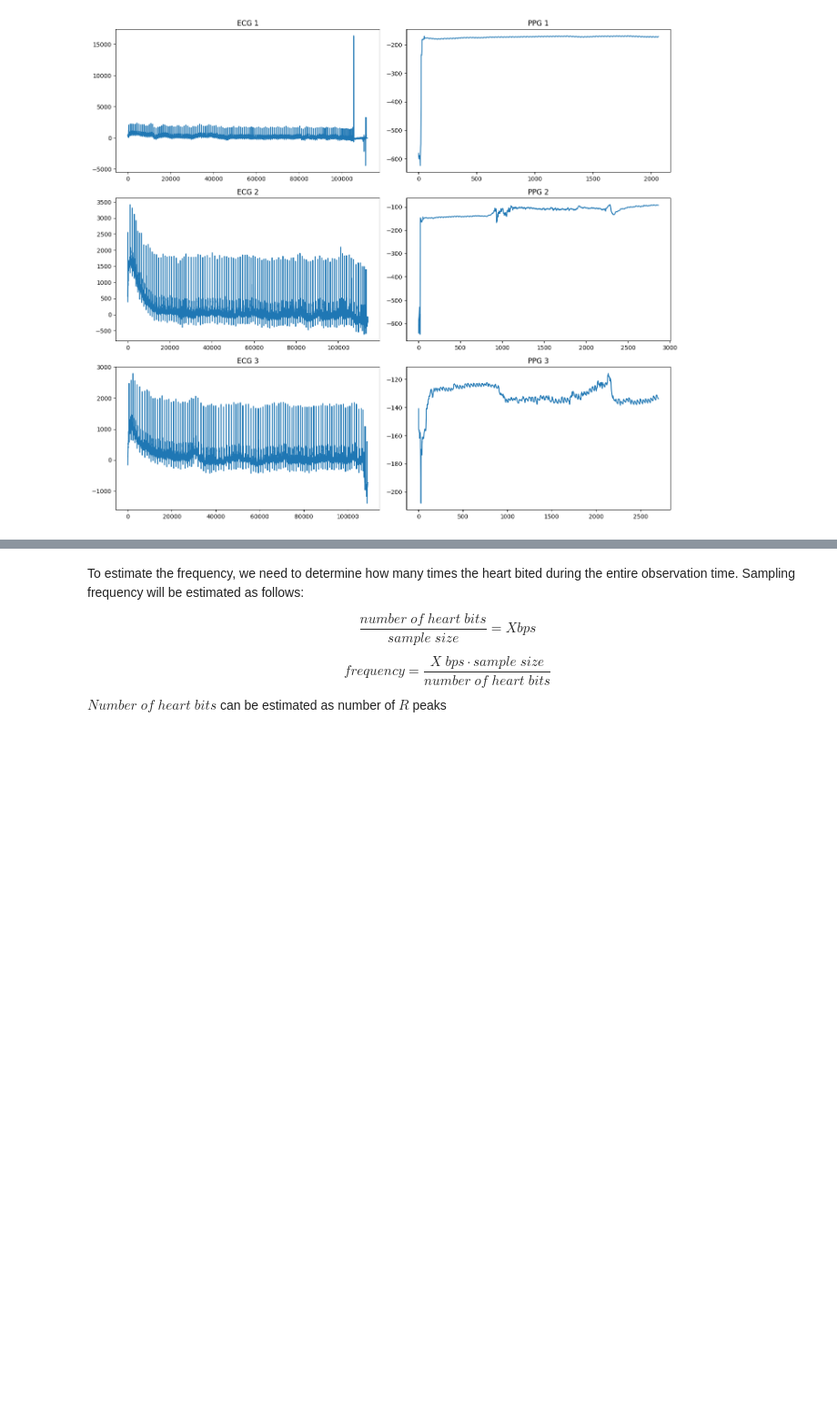
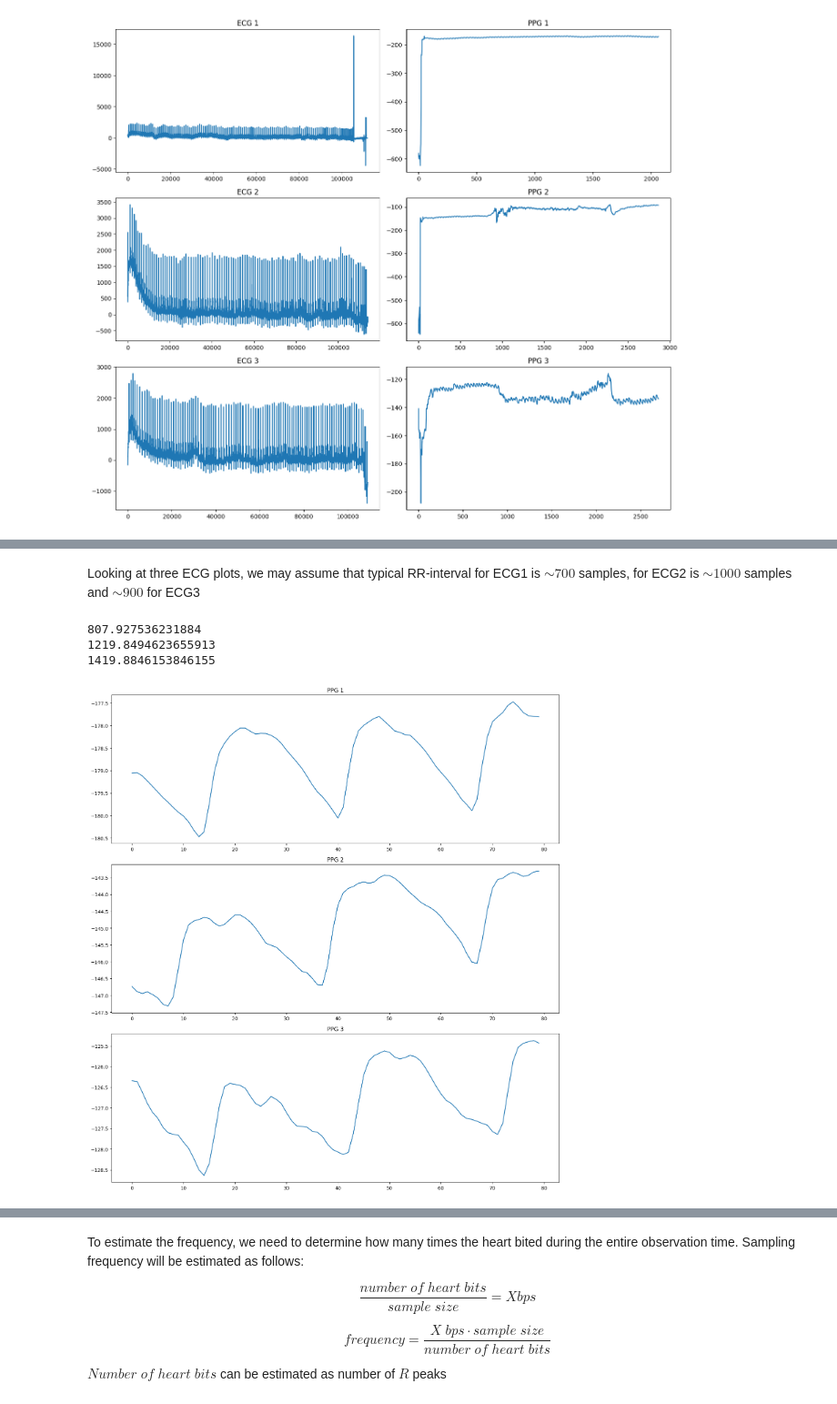
Before and after one commit to dniprocat/Corio-Signal-Processing-Assignment, a Jupyter notebook: ECG-PPG processing.ipynb, the cells around one changed output, grey strips where cells are left out. Shown: that part at 91% size. Drawn from its saved outputs; the diff is of its cells as text; code cells hidden in the pictures; blank space fills up the shorter version.

```diff
--- a/ECG-PPG processing.ipynb
+++ b/ECG-PPG processing.ipynb
@@ -47,0 +86,40 @@ plt.show()
+# %% [markdown]
+Looking at three ECG plots, we may assume that typical RR-interval for ECG1 is $\sim 700$ samples, for ECG2 is $\sim 1000$ samples and $\sim 900$ for ECG3
+# %%
+
+def detect_sampling_freq(data, bps, distance=None):
+    peaks, _ = find_peaks(data, distance=distance)
+    sum_interval = np.sum(np.diff(peaks))
+    n = len(peaks)
+    frequency = sum_interval / n / bps
+    return frequency
+
+print(detect_sampling_freq(ecg1, 1, 700))
+print(detect_sampling_freq(ecg2, 1, 1000))
+print(detect_sampling_freq(ecg1, 1, 900))
+# %% [output]
+807.927536231884
+1219.8494623655913
+1419.8846153846155
+# %%
+# PPG
+
+fig, axs = plt.subplots(3, 1, figsize=(14, 15))
+
+# Plot ECG and PPG for the first dataset
+axs[0].plot(ppg1[200:280])
+axs[0].set_title('PPG 1')
+
+# Plot ECG and PPG for the second dataset
+axs[1].plot(ppg2[200:280])
+axs[1].set_title('PPG 2')
+
+# Plot ECG and PPG for the third dataset
+axs[2].plot(ppg3[200:280])
+axs[2].set_title('PPG 3')
+
+# Adjust layout for better readability
+plt.tight_layout()
+plt.show()
+# %% [output]
+[figure, added]
```
Also changed, not shown: parts of 10 cells of this notebook.
